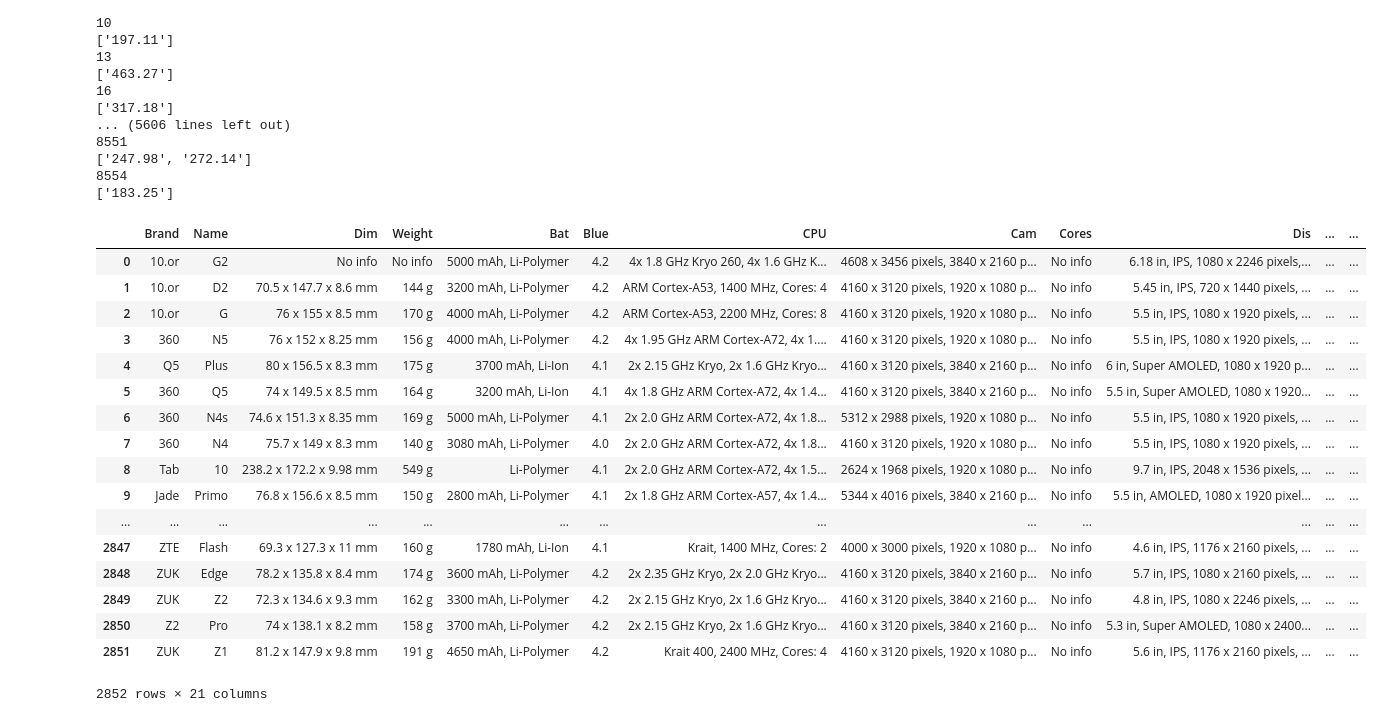
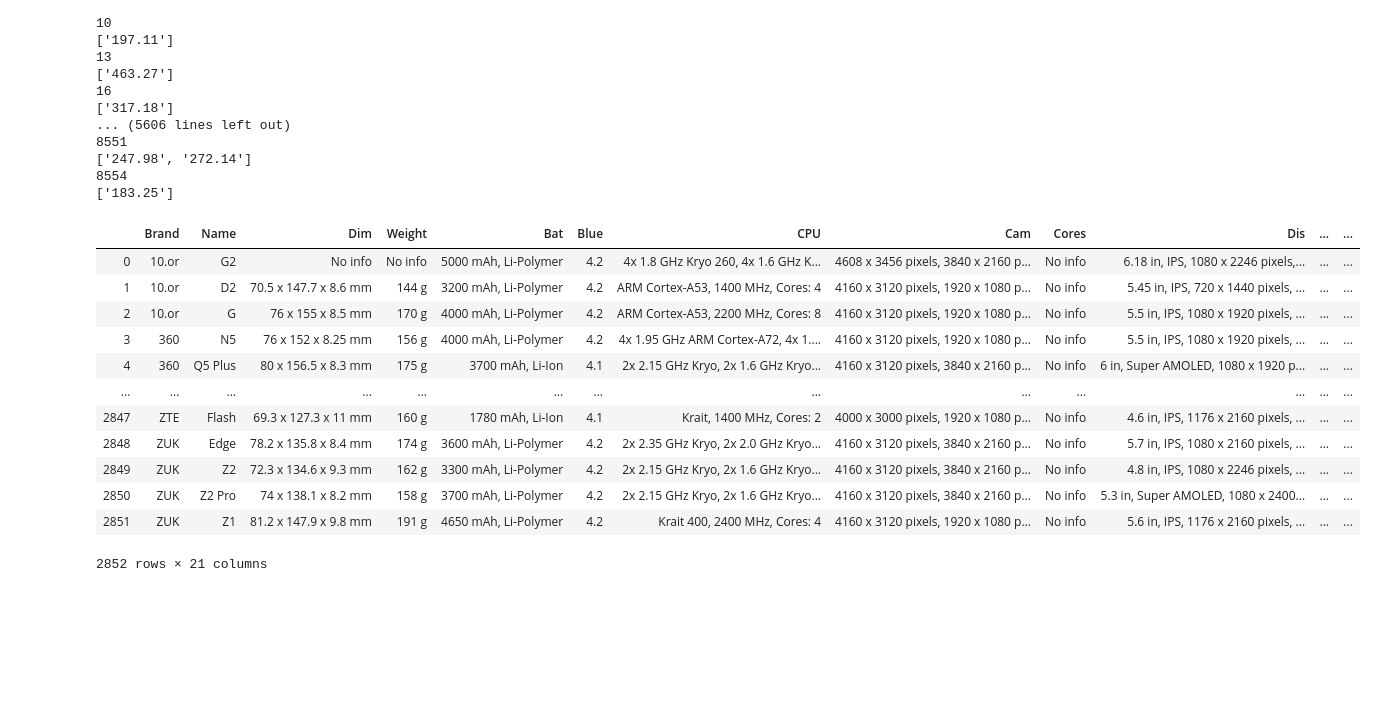
Before and after one commit to Blackmen2108/DS_Final_Project, a Jupyter notebook: CheckingAndCollectingRawData/create_csv_file.ipynb, the cells around one changed output. Saved outputs shown, nothing was run; the diff lists cells and outputs as text; code cells hidden in the pictures; blank space fills up the shorter version.

```diff
--- a/Thang/create_csv_file.ipynb
+++ b/CheckingAndCollectingRawData/create_csv_file.ipynb
@@ -174,30 +174,26 @@ for m in range(i):
 # %%
 brand = []
 name = []
-avg_price = []
+prices = []
 fo = open('name_and_price.txt', 'r')
 for m in range(i):
     line = fo.readline()
     if((m%3) == 1):
-        average = 0
         info = line.strip().split('\t')
         if (info[0] == 'No info'):
             brand.append('No info')
             name.append('No info')
-            avg_price.append('No info')
+            prices.append('No info')
         else:
-            brand_name = info[0].split(' ')
-            brand.append(brand_name[-2])
-            name.append(brand_name[-1])
+            brand_name = info[0].replace('Prices of ', '').split(' ', 1)
+            brand.append(brand_name[0])
+            name.append(brand_name[1])
 
-            prices = info[1].replace('$', '')
-            prices = prices.split(', ')
+            price = info[1].replace('$', '')
+            price = price.split(', ')
             print(m)
-            print(prices)
-            for price in prices:
-                average += Decimal(price)
-            average = average/len(prices)
-            avg_price.append(round(average, 2))
+            print(price)
+            prices.append(price)
 # %% [output]
 1
 ['229.90', '239.00', '319.00']
@@ -219,26 +215,21 @@ for m in range(i):
 # %%
 dict = {'Brand': brand, 'Name': name, 'Dim': Dimensions, 'Weight': Weight, 'Bat': Battery, 'Blue': Bluetooth, 'CPU': CPU,
         'Cam': Camera, 'Cores': Cores, 'Dis': Display, 'GPU': GPU, 'Memory card': Memory_cards, 'OS': OS, 'Pos': Positioning,
-        'RAM': RAM, 'SIM': SIM_card, 'SoC': SoC, 'Storage': Storage, 'USB': USB, 'Wi-Fi': Wi_Fi, 'Average price': avg_price}
+        'RAM': RAM, 'SIM': SIM_card, 'SoC': SoC, 'Storage': Storage, 'USB': USB, 'Wi-Fi': Wi_Fi, 'Average price': prices}
 df = pd.DataFrame(dict)
 df
 # %% [output]
 |  | Brand | Name | Dim | Weight | Bat | Blue | CPU | Cam | Cores | Dis | ... | ... |
 | 0 | 10.or | G2 | No info | No info | 5000 mAh, Li-Polymer | 4.2 | 4x 1.8 GHz Kryo 260, 4x 1.6 GHz K... | 4608 x 3456 pixels, 3840 x 2160 p... | No info | 6.18 in, IPS, 1080 x 2246 pixels,... | ... | ... |
 | 1 | 10.or | D2 | 70.5 x 147.7 x 8.6 mm | 144 g | 3200 mAh, Li-Polymer | 4.2 | ARM Cortex-A53, 1400 MHz, Cores: 4 | 4160 x 3120 pixels, 1920 x 1080 p... | No info | 5.45 in, IPS, 720 x 1440 pixels, ... | ... | ... |
 | 2 | 10.or | G | 76 x 155 x 8.5 mm | 170 g | 4000 mAh, Li-Polymer | 4.2 | ARM Cortex-A53, 2200 MHz, Cores: 8 | 4160 x 3120 pixels, 1920 x 1080 p... | No info | 5.5 in, IPS, 1080 x 1920 pixels, ... | ... | ... |
 | 3 | 360 | N5 | 76 x 152 x 8.25 mm | 156 g | 4000 mAh, Li-Polymer | 4.2 | 4x 1.95 GHz ARM Cortex-A72, 4x 1.... | 4160 x 3120 pixels, 1920 x 1080 p... | No info | 5.5 in, IPS, 1080 x 1920 pixels, ... | ... | ... |
-| 4 | Q5 | Plus | 80 x 156.5 x 8.3 mm | 175 g | 3700 mAh, Li-Ion | 4.1 | 2x 2.15 GHz Kryo, 2x 1.6 GHz Kryo... | 4160 x 3120 pixels, 3840 x 2160 p... | No info | 6 in, Super AMOLED, 1080 x 1920 p... | ... | ... |
-| 5 | 360 | Q5 | 74 x 149.5 x 8.5 mm | 164 g | 3200 mAh, Li-Ion | 4.1 | 4x 1.8 GHz ARM Cortex-A72, 4x 1.4... | 4160 x 3120 pixels, 3840 x 2160 p... | No info | 5.5 in, Super AMOLED, 1080 x 1920... | ... | ... |
-| 6 | 360 | N4s | 74.6 x 151.3 x 8.35 mm | 169 g | 5000 mAh, Li-Polymer | 4.1 | 2x 2.0 GHz ARM Cortex-A72, 4x 1.8... | 5312 x 2988 pixels, 1920 x 1080 p... | No info | 5.5 in, IPS, 1080 x 1920 pixels, ... | ... | ... |
-| 7 | 360 | N4 | 75.7 x 149 x 8.3 mm | 140 g | 3080 mAh, Li-Polymer | 4.0 | 2x 2.0 GHz ARM Cortex-A72, 4x 1.8... | 4160 x 3120 pixels, 1920 x 1080 p... | No info | 5.5 in, IPS, 1080 x 1920 pixels, ... | ... | ... |
-| 8 | Tab | 10 | 238.2 x 172.2 x 9.98 mm | 549 g | Li-Polymer | 4.1 | 2x 2.0 GHz ARM Cortex-A72, 4x 1.5... | 2624 x 1968 pixels, 1920 x 1080 p... | No info | 9.7 in, IPS, 2048 x 1536 pixels, ... | ... | ... |
-| 9 | Jade | Primo | 76.8 x 156.6 x 8.5 mm | 150 g | 2800 mAh, Li-Polymer | 4.1 | 2x 1.8 GHz ARM Cortex-A57, 4x 1.4... | 5344 x 4016 pixels, 3840 x 2160 p... | No info | 5.5 in, AMOLED, 1080 x 1920 pixel... | ... | ... |
+| 4 | 360 | Q5 Plus | 80 x 156.5 x 8.3 mm | 175 g | 3700 mAh, Li-Ion | 4.1 | 2x 2.15 GHz Kryo, 2x 1.6 GHz Kryo... | 4160 x 3120 pixels, 3840 x 2160 p... | No info | 6 in, Super AMOLED, 1080 x 1920 p... | ... | ... |
 | ... | ... | ... | ... | ... | ... | ... | ... | ... | ... | ... | ... | ... |
 | 2847 | ZTE | Flash | 69.3 x 127.3 x 11 mm | 160 g | 1780 mAh, Li-Ion | 4.1 | Krait, 1400 MHz, Cores: 2 | 4000 x 3000 pixels, 1920 x 1080 p... | No info | 4.6 in, IPS, 1176 x 2160 pixels, ... | ... | ... |
 | 2848 | ZUK | Edge | 78.2 x 135.8 x 8.4 mm | 174 g | 3600 mAh, Li-Polymer | 4.2 | 2x 2.35 GHz Kryo, 2x 2.0 GHz Kryo... | 4160 x 3120 pixels, 3840 x 2160 p... | No info | 5.7 in, IPS, 1080 x 2160 pixels, ... | ... | ... |
 | 2849 | ZUK | Z2 | 72.3 x 134.6 x 9.3 mm | 162 g | 3300 mAh, Li-Polymer | 4.2 | 2x 2.15 GHz Kryo, 2x 1.6 GHz Kryo... | 4160 x 3120 pixels, 3840 x 2160 p... | No info | 4.8 in, IPS, 1080 x 2246 pixels, ... | ... | ... |
-| 2850 | Z2 | Pro | 74 x 138.1 x 8.2 mm | 158 g | 3700 mAh, Li-Polymer | 4.2 | 2x 2.15 GHz Kryo, 2x 1.6 GHz Kryo... | 4160 x 3120 pixels, 3840 x 2160 p... | No info | 5.3 in, Super AMOLED, 1080 x 2400... | ... | ... |
+| 2850 | ZUK | Z2 Pro | 74 x 138.1 x 8.2 mm | 158 g | 3700 mAh, Li-Polymer | 4.2 | 2x 2.15 GHz Kryo, 2x 1.6 GHz Kryo... | 4160 x 3120 pixels, 3840 x 2160 p... | No info | 5.3 in, Super AMOLED, 1080 x 2400... | ... | ... |
 | 2851 | ZUK | Z1 | 81.2 x 147.9 x 9.8 mm | 191 g | 4650 mAh, Li-Polymer | 4.2 | Krait 400, 2400 MHz, Cores: 4 | 4160 x 3120 pixels, 1920 x 1080 p... | No info | 5.6 in, IPS, 1176 x 2160 pixels, ... | ... | ... |
 2852 rows × 21 columns
 # %%
```
Also changed, not shown: 16 other files.
